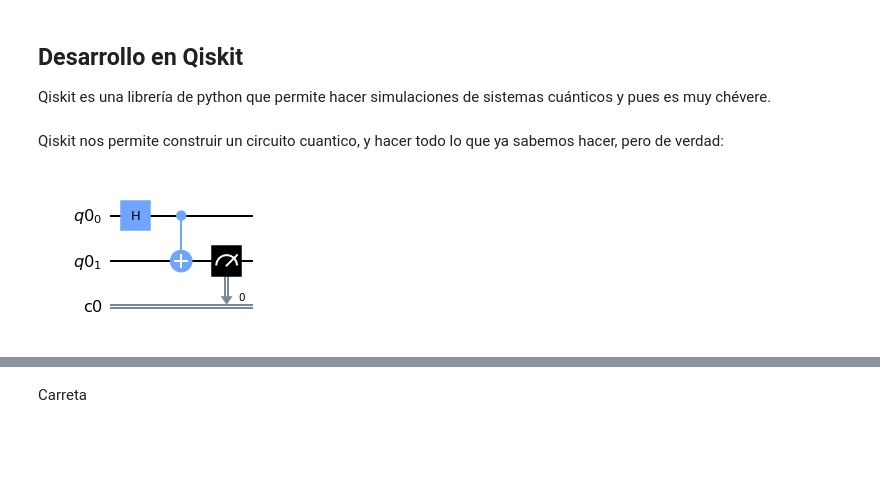
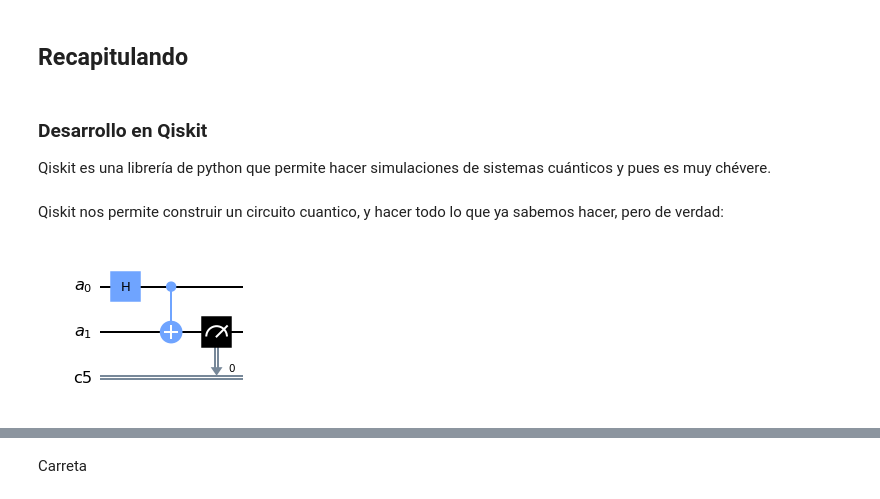
Before and after one commit to jpvanegasc/QCPresentation, a Jupyter notebook: Presentation.ipynb, the cells around one changed output, grey strips where cells are left out. Drawn from its saved outputs; the diff is of its cells as text; code cells hidden in the pictures; blank space fills up the shorter version.

```diff
--- a/Presentation.ipynb
+++ b/Presentation.ipynb
@@ -38,4 +66,6 @@ Es un algorismo lo más de útil porque superposición y cosas
+# %% [markdown]
+## Recapitulando
 # %% [markdown]
-## Desarrollo en Qiskit
+### Desarrollo en Qiskit
 
 Qiskit es una librería de python que permite hacer simulaciones de sistemas cuánticos y pues es muy chévere.
@@ -50,20 +86,20 @@ from qiskit.tools.visualization import plot_histogram
 Qiskit nos permite construir un circuito cuantico, y hacer todo lo que ya sabemos hacer, pero de verdad:
 # %%
 # Crear un circuito con dos qbits y un bit
-q = QuantumRegister(2)
+q = QuantumRegister(2, name="a")
 c = ClassicalRegister(1)
 qc = QuantumCircuit(q, c)
 
 # Compuertas
 qc.h(q[0])
 qc.cx(q[0], q[1])
 
 # Medicion
 qc.measure(q[1], c[0])
 
 qc.draw(output="mpl")
 # %% [output]
-[figure, old version]
+[figure, new version]
 # %%
 # simular y ver los resultados
 backend = Aer.get_backend('qasm_simulator')
```
Also changed, not shown: parts of 40 cells of this notebook, 2 other files.
